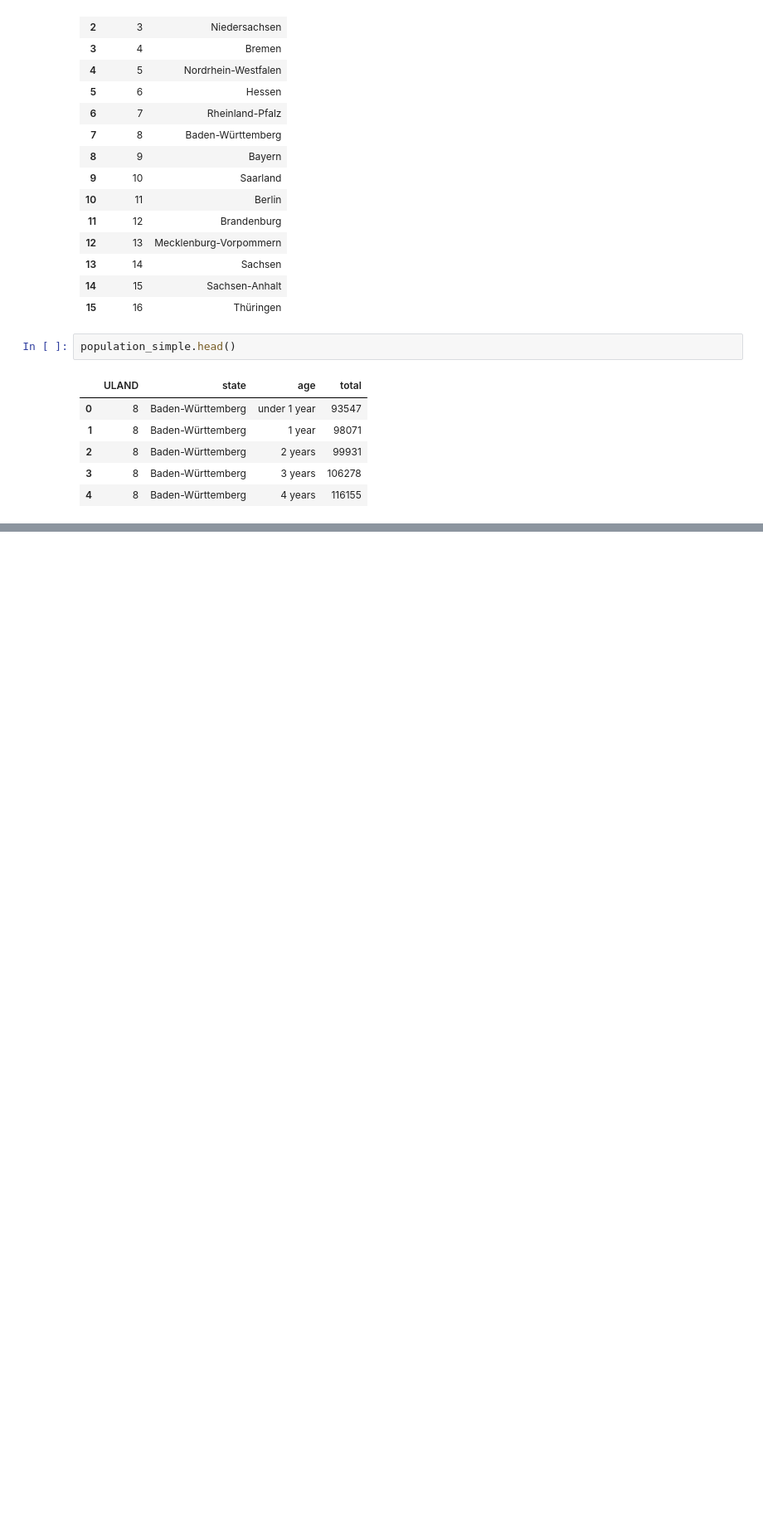
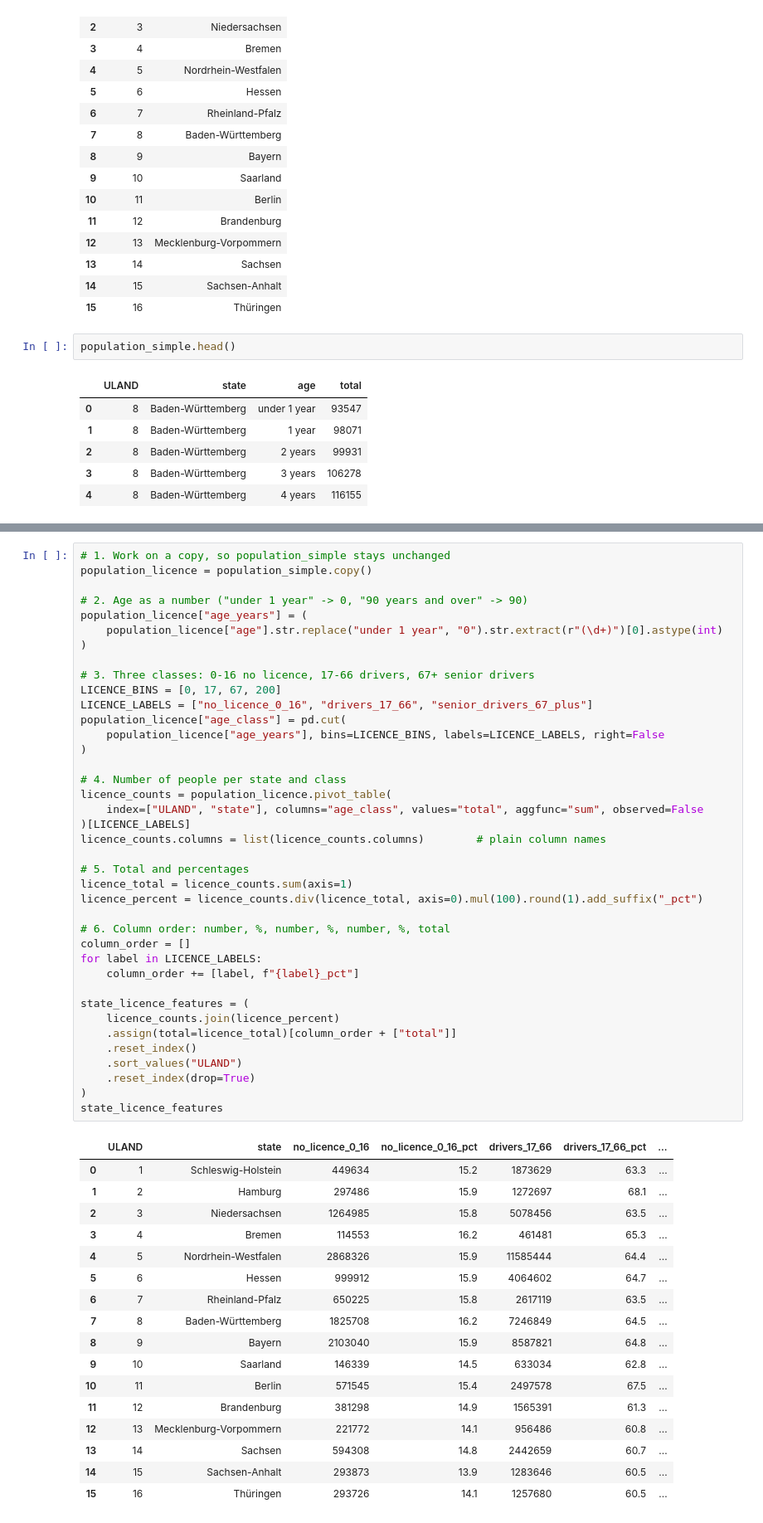
Before and after one commit to zinaF19/The-Random-Forest-Rangers, a Jupyter notebook: zb02.ipynb, the cells around one changed output, grey strips where cells are left out. Shown at 83% size. Saved outputs shown, nothing was run; the diff lists cells and outputs as text; blank space fills up the shorter version.

```diff
--- a/zb02.ipynb
+++ b/zb02.ipynb
@@ -245,0 +266,57 @@ ModuleNotFoundError: No module named 'geopandas'
+# %%
+# 1. Work on a copy, so population_simple stays unchanged
+population_licence = population_simple.copy()
+
+# 2. Age as a number ("under 1 year" -> 0, "90 years and over" -> 90)
+population_licence["age_years"] = (
+    population_licence["age"].str.replace("under 1 year", "0").str.extract(r"(\d+)")[0].astype(int)
+)
+
+# 3. Three classes: 0-16 no licence, 17-66 drivers, 67+ senior drivers
+LICENCE_BINS = [0, 17, 67, 200]
+LICENCE_LABELS = ["no_licence_0_16", "drivers_17_66", "senior_drivers_67_plus"]
+population_licence["age_class"] = pd.cut(
+    population_licence["age_years"], bins=LICENCE_BINS, labels=LICENCE_LABELS, right=False
+)
+
+# 4. Number of people per state and class
+licence_counts = population_licence.pivot_table(
+    index=["ULAND", "state"], columns="age_class", values="total", aggfunc="sum", observed=False
+)[LICENCE_LABELS]
+licence_counts.columns = list(licence_counts.columns)        # plain column names
+
+# 5. Total and percentages
+licence_total = licence_counts.sum(axis=1)
+licence_percent = licence_counts.div(licence_total, axis=0).mul(100).round(1).add_suffix("_pct")
+
+# 6. Column order: number, %, number, %, number, %, total
+column_order = []
+for label in LICENCE_LABELS:
+    column_order += [label, f"{label}_pct"]
+
+state_licence_features = (
+    licence_counts.join(licence_percent)
+    .assign(total=licence_total)[column_order + ["total"]]
+    .reset_index()
+    .sort_values("ULAND")
+    .reset_index(drop=True)
+)
+state_licence_features
+# %% [output]
+|  | ULAND | state | no_licence_0_16 | no_licence_0_16_pct | drivers_17_66 | drivers_17_66_pct | ... |
+| 0 | 1 | Schleswig-Holstein | 449634 | 15.2 | 1873629 | 63.3 | ... |
+| 1 | 2 | Hamburg | 297486 | 15.9 | 1272697 | 68.1 | ... |
+| 2 | 3 | Niedersachsen | 1264985 | 15.8 | 5078456 | 63.5 | ... |
+| 3 | 4 | Bremen | 114553 | 16.2 | 461481 | 65.3 | ... |
+| 4 | 5 | Nordrhein-Westfalen | 2868326 | 15.9 | 11585444 | 64.4 | ... |
+| 5 | 6 | Hessen | 999912 | 15.9 | 4064602 | 64.7 | ... |
+| 6 | 7 | Rheinland-Pfalz | 650225 | 15.8 | 2617119 | 63.5 | ... |
+| 7 | 8 | Baden-Württemberg | 1825708 | 16.2 | 7246849 | 64.5 | ... |
+| 8 | 9 | Bayern | 2103040 | 15.9 | 8587821 | 64.8 | ... |
+| 9 | 10 | Saarland | 146339 | 14.5 | 633034 | 62.8 | ... |
+| 10 | 11 | Berlin | 571545 | 15.4 | 2497578 | 67.5 | ... |
+| 11 | 12 | Brandenburg | 381298 | 14.9 | 1565391 | 61.3 | ... |
+| 12 | 13 | Mecklenburg-Vorpommern | 221772 | 14.1 | 956486 | 60.8 | ... |
+| 13 | 14 | Sachsen | 594308 | 14.8 | 2442659 | 60.7 | ... |
+| 14 | 15 | Sachsen-Anhalt | 293873 | 13.9 | 1283646 | 60.5 | ... |
+| 15 | 16 | Thüringen | 293726 | 14.1 | 1257680 | 60.5 | ... |
```
Also changed, not shown: parts of 7 cells of this notebook.
